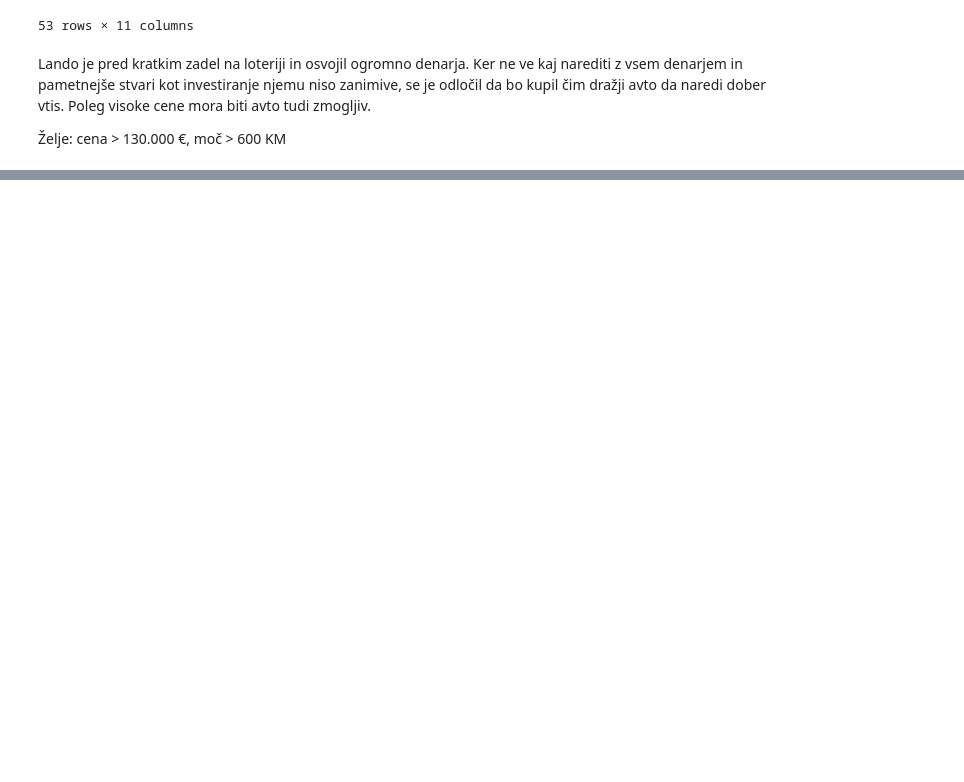
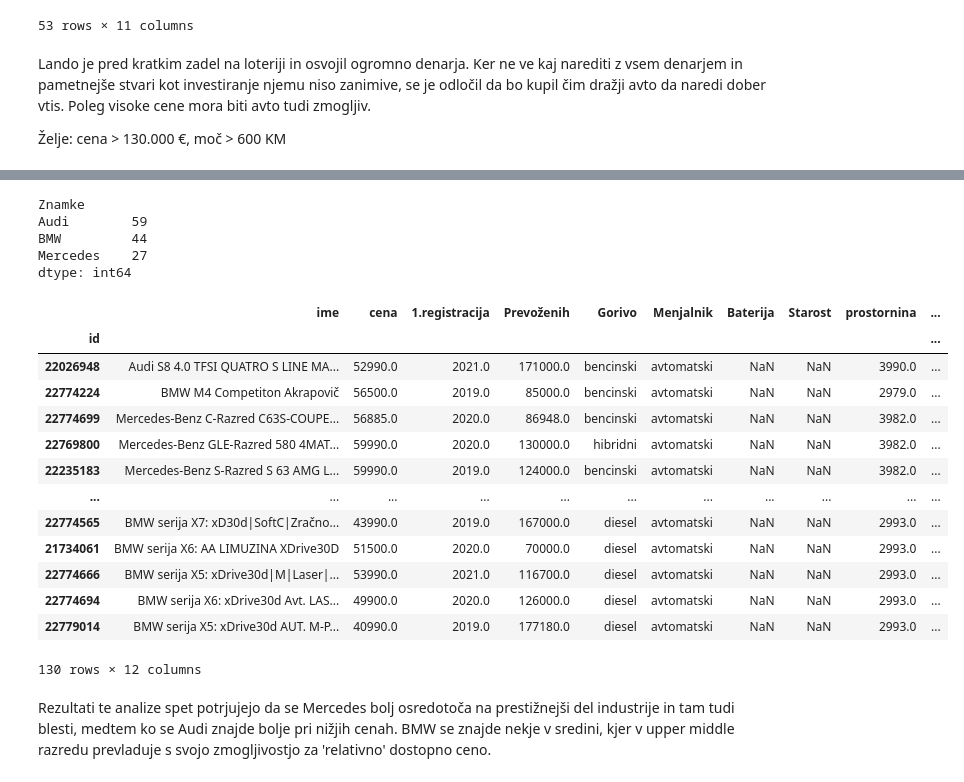
Before and after one commit to MatejLovsin/Seminarska_naloga, a Jupyter notebook: analiza.ipynb, the cells around one changed output, grey strips where cells are left out. Saved outputs shown, nothing was run; the diff lists cells and outputs as text; code cells hidden in the pictures; blank space fills up the shorter version.

Commit message:
dodani grafi in zaključek analize

```diff
--- a/analiza.ipynb
+++ b/analiza.ipynb
@@ -210,0 +332,26 @@ Glede na te rezultate lahko vidimo da Audi prevladuje pri avtih z nižjimi cenam
+# %%
+lwr_midl = avti_s_ceno[(avti_s_ceno.Razred == 40000) & (avti_s_ceno.moč > 250) & (avti_s_ceno['1.registracija'] > 2018)]
+print (lwr_midl.groupby('Znamke').size())
+lwr_midl.sort_values(['moč'], ascending=False)
+# %% [output]
+Znamke
+Audi        59
+BMW         44
+Mercedes    27
+dtype: int64
+|  | ime | cena | 1.registracija | Prevoženih | Gorivo | Menjalnik | Baterija | Starost | prostornina | ... |
+| id |  |  |  |  |  |  |  |  |  | ... |
+| 22026948 | Audi S8 4.0 TFSI QUATRO S LINE MA... | 52990.0 | 2021.0 | 171000.0 | bencinski | avtomatski | NaN | NaN | 3990.0 | ... |
+| 22774224 | BMW M4 Competiton Akrapovič | 56500.0 | 2019.0 | 85000.0 | bencinski | avtomatski | NaN | NaN | 2979.0 | ... |
+| 22774699 | Mercedes-Benz C-Razred C63S-COUPE... | 56885.0 | 2020.0 | 86948.0 | bencinski | avtomatski | NaN | NaN | 3982.0 | ... |
+| 22769800 | Mercedes-Benz GLE-Razred 580 4MAT... | 59990.0 | 2020.0 | 130000.0 | hibridni | avtomatski | NaN | NaN | 3982.0 | ... |
+| 22235183 | Mercedes-Benz S-Razred S 63 AMG L... | 59990.0 | 2019.0 | 124000.0 | bencinski | avtomatski | NaN | NaN | 3982.0 | ... |
+| ... | ... | ... | ... | ... | ... | ... | ... | ... | ... | ... |
+| 22774565 | BMW serija X7: xD30d|SoftC|Zračno... | 43990.0 | 2019.0 | 167000.0 | diesel | avtomatski | NaN | NaN | 2993.0 | ... |
+| 21734061 | BMW serija X6: AA LIMUZINA XDrive30D | 51500.0 | 2020.0 | 70000.0 | diesel | avtomatski | NaN | NaN | 2993.0 | ... |
+| 22774666 | BMW serija X5: xDrive30d|M|Laser|... | 53990.0 | 2021.0 | 116700.0 | diesel | avtomatski | NaN | NaN | 2993.0 | ... |
+| 22774694 | BMW serija X6: xDrive30d Avt. LAS... | 49900.0 | 2020.0 | 126000.0 | diesel | avtomatski | NaN | NaN | 2993.0 | ... |
+| 22779014 | BMW serija X5: xDrive30d AUT. M-P... | 40990.0 | 2019.0 | 177180.0 | diesel | avtomatski | NaN | NaN | 2993.0 | ... |
+130 rows × 12 columns
+# %% [markdown]
+Rezultati te analize spet potrjujejo da se Mercedes bolj osredotoča na prestižnejši del industrije in tam tudi blesti, medtem ko se Audi znajde bolje pri nižjih cenah. BMW se znajde nekje v sredini, kjer v upper middle razredu prevladuje s svojo zmogljivostjo za 'relativno' dostopno ceno.
```
Also changed, not shown: parts of 13 cells of this notebook, 1 other file.
